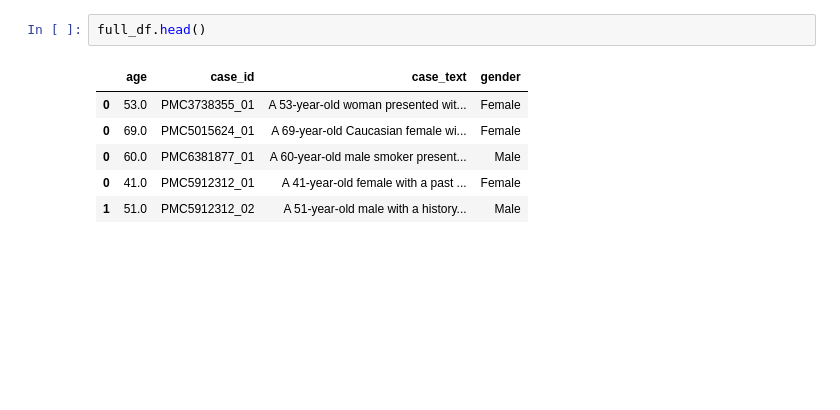
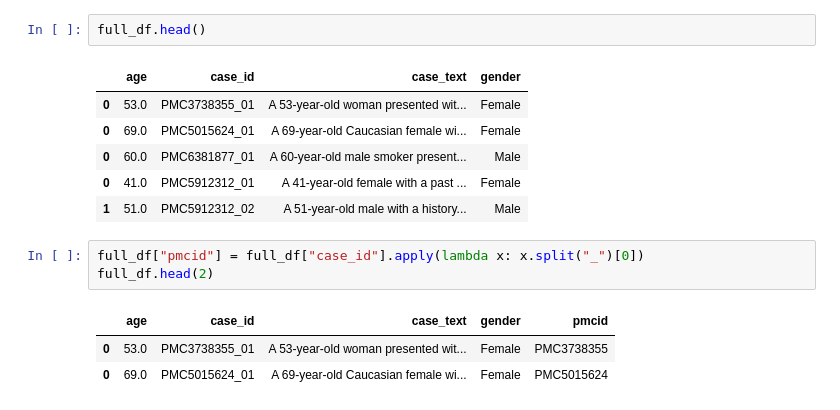
Before and after one commit to Quentin-ENSAE/projet_NLP, a Jupyter notebook: prétraitement.ipynb, the cells around one changed output. Drawn from its saved outputs; the diff is of its cells as text; blank space fills up the shorter version.

```diff
--- a/prétraitement.ipynb
+++ b/prétraitement.ipynb
@@ -26,3 +33,10 @@ full_df.head()
 | 0 | 60.0 | PMC6381877_01 | A 60-year-old male smoker present... | Male |
 | 0 | 41.0 | PMC5912312_01 | A 41-year-old female with a past ... | Female |
 | 1 | 51.0 | PMC5912312_02 | A 51-year-old male with a history... | Male |
+# %%
+full_df["pmcid"] = full_df["case_id"].apply(lambda x: x.split("_")[0])
+full_df.head(2)
+# %% [output]
+|  | age | case_id | case_text | gender | pmcid |
+| 0 | 53.0 | PMC3738355_01 | A 53-year-old woman presented wit... | Female | PMC3738355 |
+| 0 | 69.0 | PMC5015624_01 | A 69-year-old Caucasian female wi... | Female | PMC5015624 |
```
Also changed, not shown: parts of 13 cells of this notebook, 1 other file.
